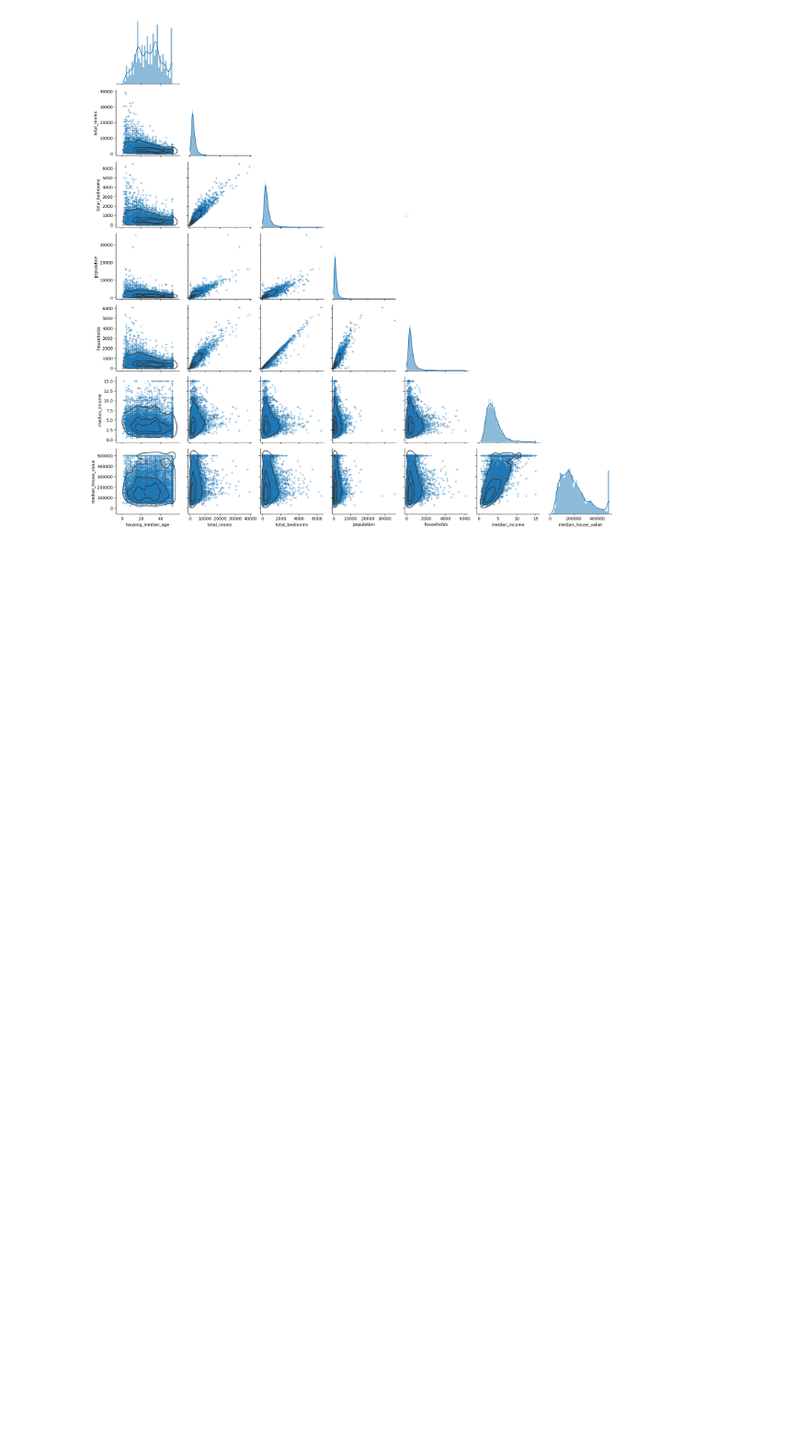
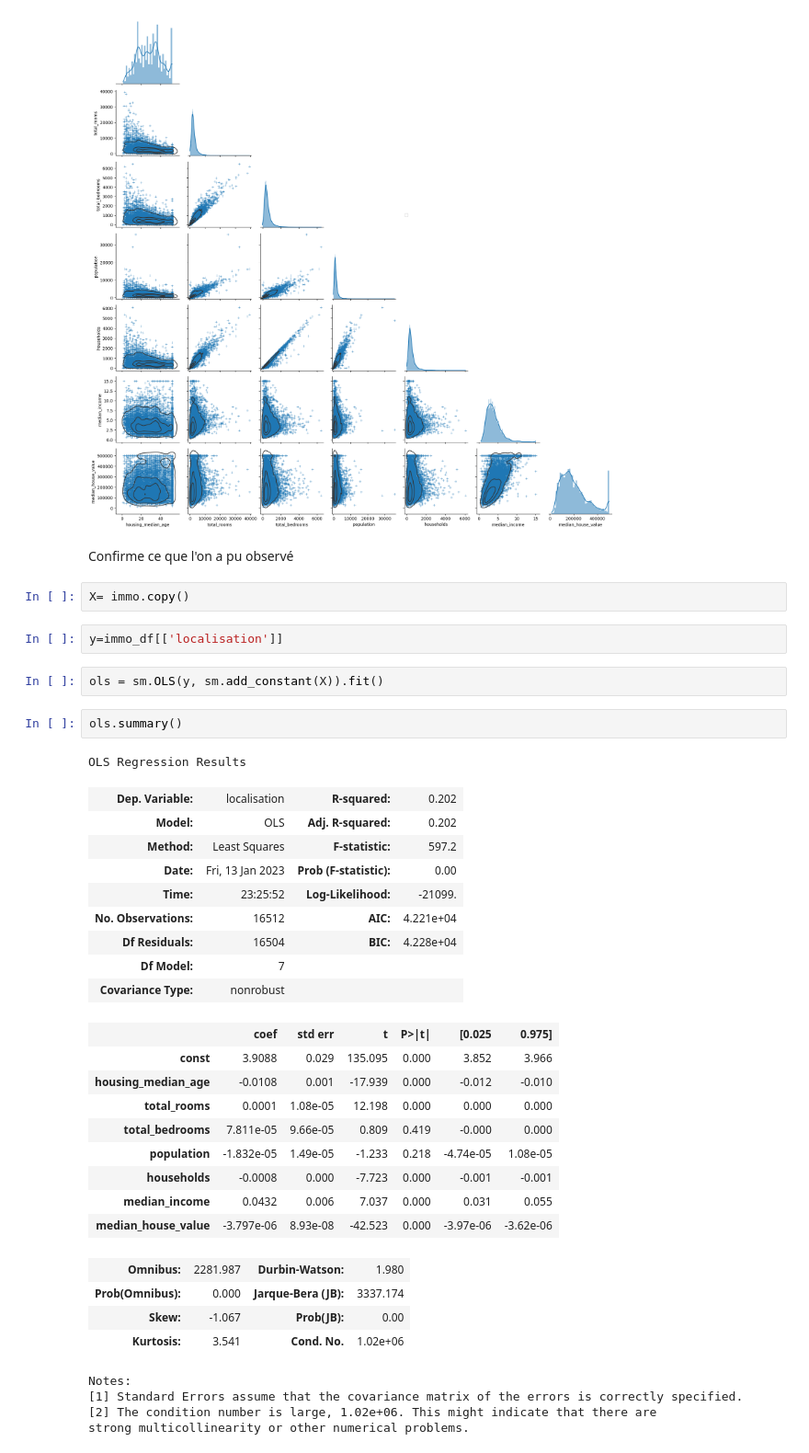
Before and after one commit to AliciaKairouani/Projet_immo, a Jupyter notebook: inférence.ipynb, the cells around one changed output. Shown: that part at 92% size. Saved outputs shown, nothing was run; the diff lists cells and outputs as text; blank space fills up the shorter version.

```diff
--- a/inférence.ipynb
+++ b/inférence.ipynb
@@ -42,3 +49,41 @@ g.add_legend(frameon=True)
 g.legend.set_bbox_to_anchor((.61,.6))
 # %% [output]
 [figure]
+# %% [markdown]
+Confirme ce que l'on a pu observé
+# %%
+X= immo.copy()
+# %%
+y=immo_df[['localisation']]
+# %%
+ols = sm.OLS(y, sm.add_constant(X)).fit()
+# %%
+ols.summary()
+# %% [output]
+OLS Regression Results
+| Dep. Variable: | localisation | R-squared: | 0.202 |
+| Model: | OLS | Adj. R-squared: | 0.202 |
+| Method: | Least Squares | F-statistic: | 597.2 |
+| Date: | Fri, 13 Jan 2023 | Prob (F-statistic): | 0.00 |
+| Time: | 23:25:52 | Log-Likelihood: | -21099. |
+| No. Observations: | 16512 | AIC: | 4.221e+04 |
+| Df Residuals: | 16504 | BIC: | 4.228e+04 |
+| Df Model: | 7 |  |  |
+| Covariance Type: | nonrobust |  |  |
+|  | coef | std err | t | P>|t| | [0.025 | 0.975] |
+| const | 3.9088 | 0.029 | 135.095 | 0.000 | 3.852 | 3.966 |
+| housing_median_age | -0.0108 | 0.001 | -17.939 | 0.000 | -0.012 | -0.010 |
+| total_rooms | 0.0001 | 1.08e-05 | 12.198 | 0.000 | 0.000 | 0.000 |
+| total_bedrooms | 7.811e-05 | 9.66e-05 | 0.809 | 0.419 | -0.000 | 0.000 |
+| population | -1.832e-05 | 1.49e-05 | -1.233 | 0.218 | -4.74e-05 | 1.08e-05 |
+| households | -0.0008 | 0.000 | -7.723 | 0.000 | -0.001 | -0.001 |
+| median_income | 0.0432 | 0.006 | 7.037 | 0.000 | 0.031 | 0.055 |
+| median_house_value | -3.797e-06 | 8.93e-08 | -42.523 | 0.000 | -3.97e-06 | -3.62e-06 |
+| Omnibus: | 2281.987 | Durbin-Watson: | 1.980 |
+| Prob(Omnibus): | 0.000 | Jarque-Bera (JB): | 3337.174 |
+| Skew: | -1.067 | Prob(JB): | 0.00 |
+| Kurtosis: | 3.541 | Cond. No. | 1.02e+06 |
+Notes:
+[1] Standard Errors assume that the covariance matrix of the errors is correctly specified.
+[2] The condition number is large, 1.02e+06. This might indicate that there are
+strong multicollinearity or other numerical problems.
```
Also changed, not shown: parts of 6 cells of this notebook.
